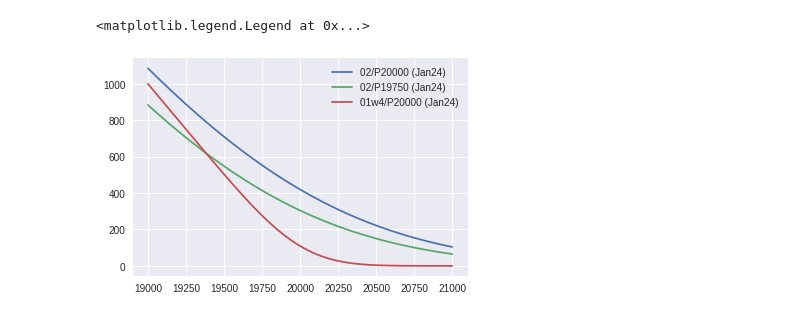
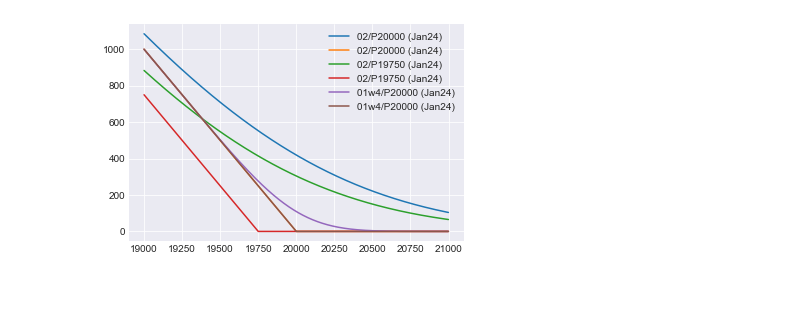
Before and after one commit to zaq9/simpleOption, a Jupyter notebook: example_graph.ipynb, the cells around one changed output. Saved outputs shown, nothing was run; the diff lists cells and outputs as text; code cells hidden in the pictures; blank space fills up the shorter version.

Commit message:
Add sample graph.

```diff
--- a/example_graph.ipynb
+++ b/example_graph.ipynb
@@ -14,10 +101,11 @@ sns.set_style('darkgrid')
 # %%
 # sample base graph
 x = np.arange(19000, 21000)
 setting(20250, 26, 20190124)
 for s in ['02/P20000', '02/P19750', '01w4/P20000']:
     plt.plot(x, np.vectorize(Option(s).v)(x), label=s + ' (Jan24)')
+    plt.plot(x, np.vectorize(Option(s).pay)(x), label=s + ' (Jan24)')
 plt.legend(loc="best")
+plt.show()
 # %% [output]
-<matplotlib.legend.Legend at 0x...>
-[figure, old version]
+[figure, new version]
```
Also changed, not shown: parts of 2 cells of this notebook.
